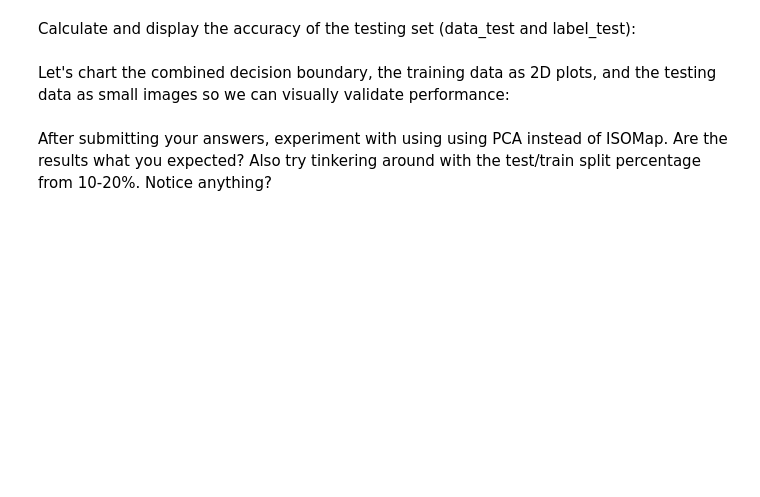
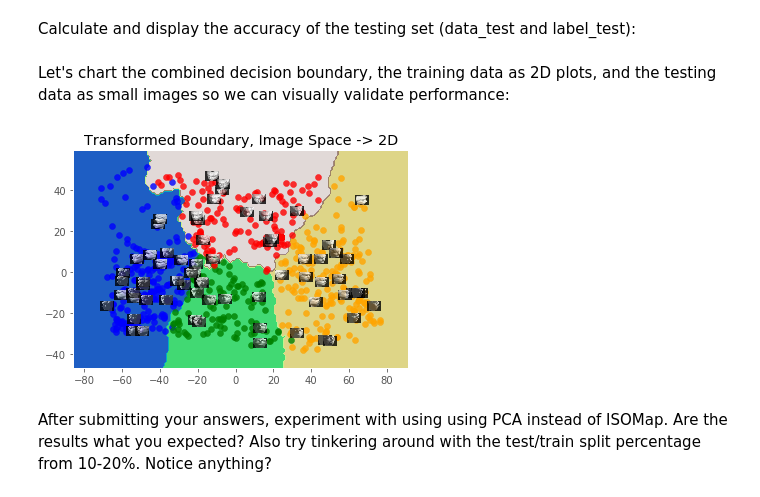
Before and after one commit to authman/DAT210x, a Jupyter notebook: Module5/Module5 - Lab6.ipynb, the cells around one changed output. Drawn from its saved outputs; the diff is of its cells as text; code cells hidden in the pictures; blank space fills up the shorter version.

```diff
--- a/Module5/Module5 - Lab6.ipynb
+++ b/Module5/Module5 - Lab6.ipynb
@@ -21,7 +24,7 @@ Test_PCA = False
 # %% [markdown]
 This method is for your visualization convenience only. You aren't expected to know how to put this together yourself, although you should be able to follow the code by now:
 # %%
-def Plot2DBoundary(DTrain, LTrain, DTest, LTest):
+def Plot2DBoundary(model, DTrain, LTrain, DTest, LTest):
     # The dots are training samples (img not drawn), and the pics are testing samples (images drawn)
     # Play around with the K values. This is very controlled dataset so it should be able to get perfect classification on testing entries
     # Play with the K for isomap, play with the K for neighbors.
@@ -154,4 +140,4 @@ print labels
 # %%
-data_train, label_train, data_test, label_test = train_test_split(df,labels,test_size=0.15,random_state=7)
+data_train, data_test, label_train, label_test = train_test_split(df,labels,test_size=0.1,random_state=7)
 # %% [markdown]
 Do `train_test_split`. Use the same code as on the EdX platform in the reading material, but set the random_state=7 for reproducibility, and the test_size to 0.15 (150%). Your labels are actually passed in as a series (instead of as an NDArray) so that you can access their underlying indices later on. This is necessary so you can find your samples in the original dataframe. The convenience methods we've written for you that handle drawing expect this, so that they can plot your testing data as images rather than as points:
@@ -172,13 +168,14 @@ if Test_PCA:
     # Your model should only be trained (fit) against the training data (data_train)
     # Once you've done this, you need use the model to transform both data_train
     # and data_test from their original high-D image feature space, down to 2D
-
-
+    pca = PCA(n_components = 2)
+    pca.fit(data_train, label_train)
     # TODO: Implement PCA here. ONLY train against your training data, but
     # transform both your training + test data, storing the results back into
     # data_train, and data_test.
-
-    # .. your code here ..
+    data_train = pca.transform(data_train)
+    data_test = pca.transform(data_test)
+    print ('PCA - data_train: ', data_train.shape, ' data_test: ', data_test.shape)
 
 else:
     # INFO: Isomap is used *before* KNeighbors to simplify your high dimensionality
@@ -195,9 +192,11 @@ else:
     # Once you've done this, you need use the model to transform both data_train
     # and data_test from their original high-D image feature space, down to 2D
 
-
     # TODO: Implement Isomap here. ONLY train against your training data, but
     # transform both your training + test data, storing the results back into
     # data_train, and data_test.
-
-    # .. your code here ..
+    iso = manifold.Isomap(n_neighbors=5, n_components=2)
+    iso.fit(data_train)
+    data_train = iso.transform(data_train)
+    data_test = iso.transform(data_test)
+    print ('ISOMap - data_train: ', data_train.shape, ' data_test: ', data_test.shape)
@@ -207,0 +207,5 @@ Implement `KNeighborsClassifier` here. You can use any K value from 1 through 20
+# %%
+print label_train.shape
+knn = KNeighborsClassifier()
+knn.fit(data_train, label_train.values.ravel())
+knn.score(data_test, label_test)
@@ -212,6 +217,8 @@ Calculate and display the accuracy of the testing set (data_test and label_test)
 # %% [markdown]
 Let's chart the combined decision boundary, the training data as 2D plots, and the testing data as small images so we can visually validate performance:
 # %%
-Plot2DBoundary(data_train, label_train, data_test, label_test)
+Plot2DBoundary(knn, data_train, label_train, data_test, label_test)
+# %% [output]
+[figure, added]
 # %% [markdown]
 After submitting your answers, experiment with using using PCA instead of ISOMap. Are the results what you expected? Also try tinkering around with the test/train split percentage from 10-20%. Notice anything?
```
Also changed, not shown: parts of 10 cells of this notebook.
